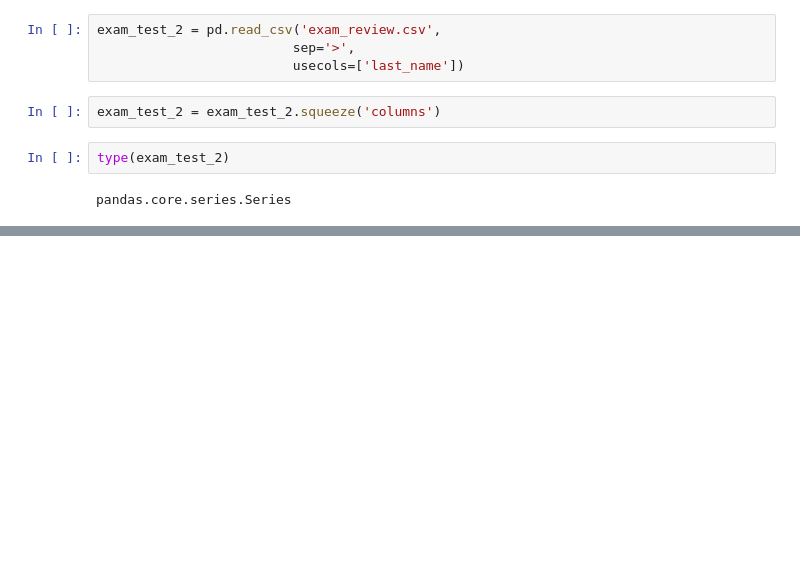
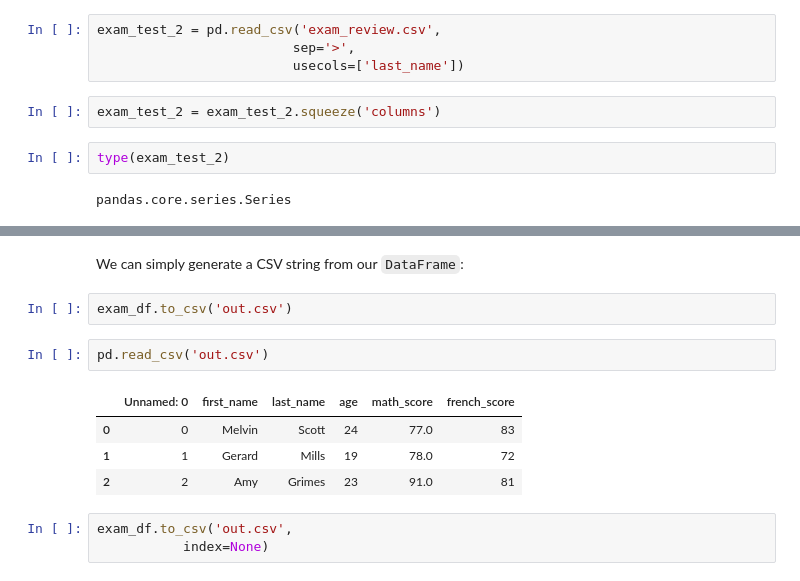
Before and after one commit to muhammadhananbaloch/Data-Analysis, a Jupyter notebook: Reading Data/Reading Data Introduction.ipynb, the cells around one changed output, grey strips where cells are left out. Cells and saved outputs as stored; diff of their text form; blank space fills up the shorter version.

```diff
--- a/Reading Data/Reading Data Introduction.ipynb
+++ b/Reading Data/Reading Data Introduction.ipynb
@@ -646,0 +660,14 @@ pandas.core.series.Series
+# %% [markdown]
+We can simply generate a CSV string from our `DataFrame`:
+# %%
+exam_df.to_csv('out.csv')
+# %%
+pd.read_csv('out.csv')
+# %% [output]
+|  | Unnamed: 0 | first_name | last_name | age | math_score | french_score |
+| 0 | 0 | Melvin | Scott | 24 | 77.0 | 83 |
+| 1 | 1 | Gerard | Mills | 19 | 78.0 | 72 |
+| 2 | 2 | Amy | Grimes | 23 | 91.0 | 81 |
+# %%
+exam_df.to_csv('out.csv',
+           index=None)
```
Also changed, not shown: parts of 3 cells of this notebook.
